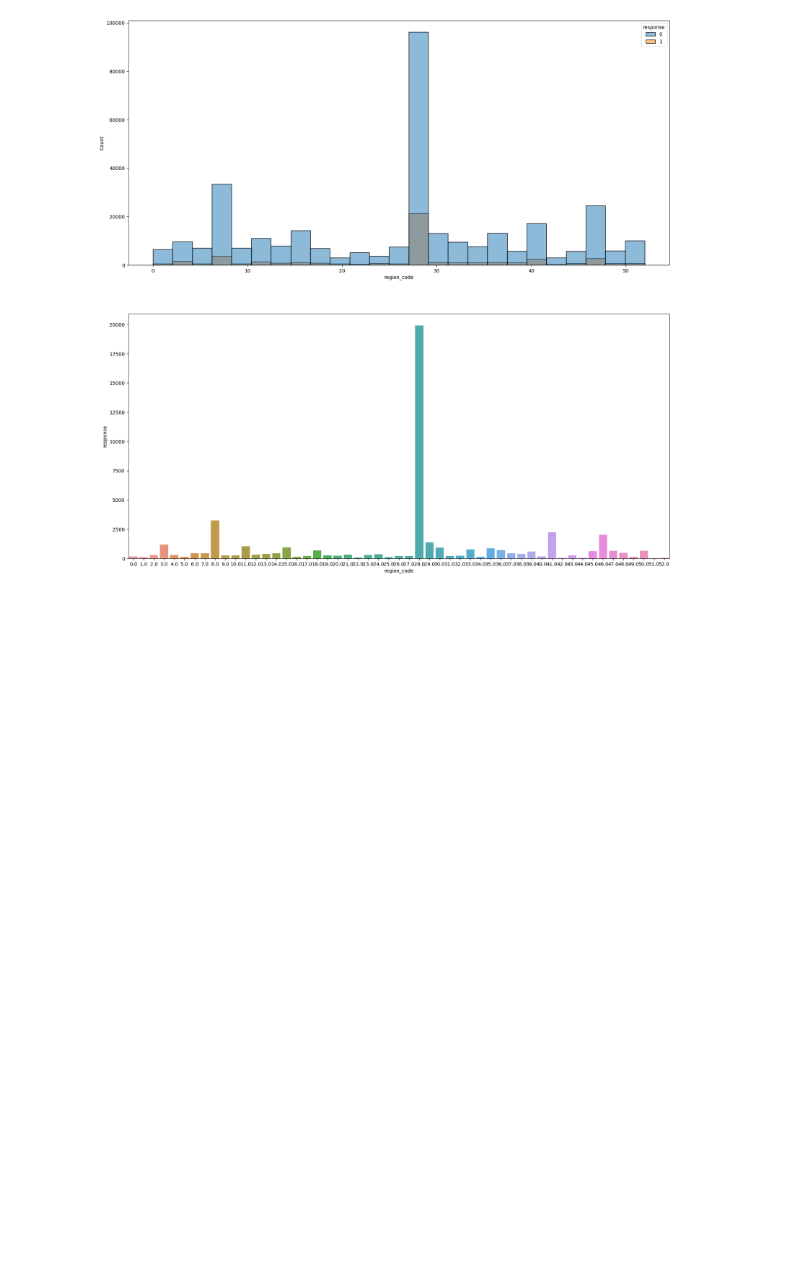
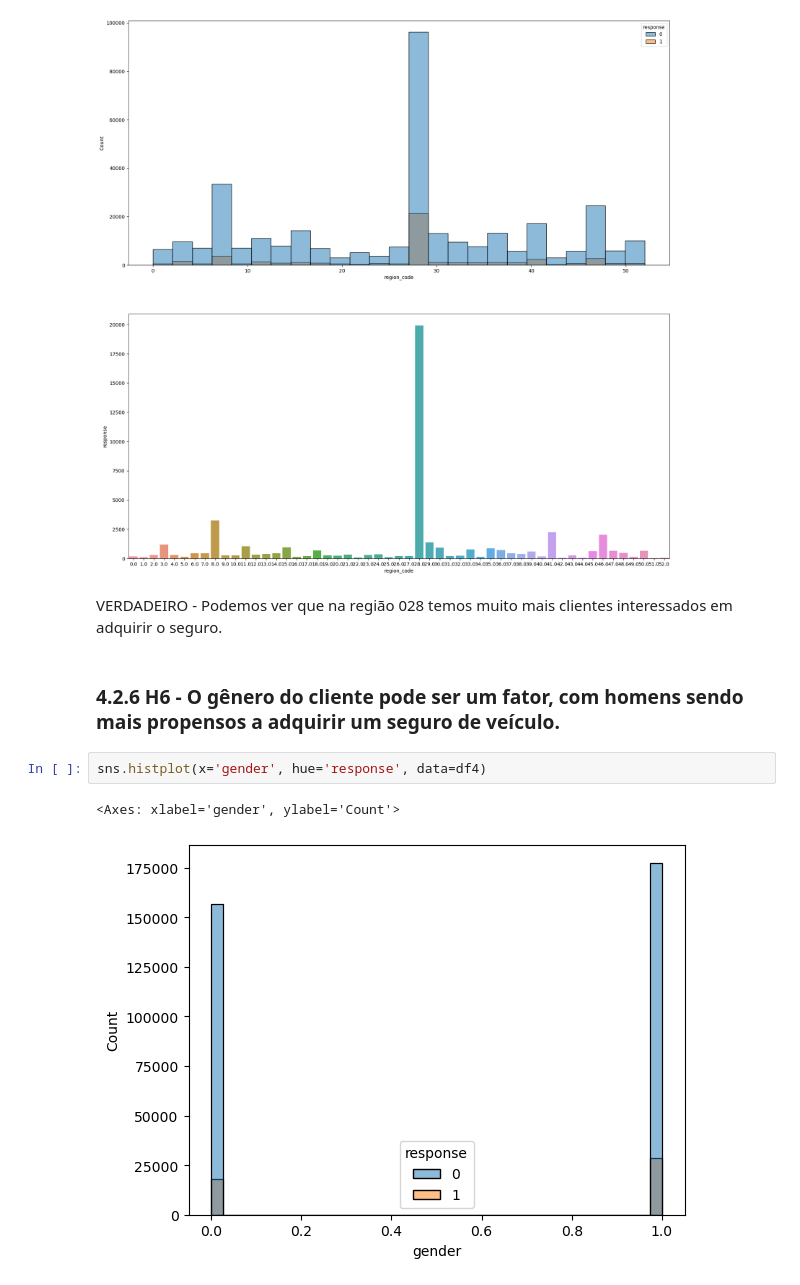
Before and after one commit to EDJR94/pa004_health_insurance, a Jupyter notebook: notebooks/pa004_v1_health_insurance_2.ipynb, the cells around one changed output. Cells and saved outputs as stored; diff of their text form; blank space fills up the shorter version.

Commit message:
Finished hypothesis and start Data Encoding

```diff
--- a/notebooks/pa004_v1_health_insurance_2.ipynb
+++ b/notebooks/pa004_v1_health_insurance_2.ipynb
@@ -290,3 +304,12 @@ sns.barplot(x='region_code', y='response', data=aux)
 # %% [output]
 <Axes: xlabel='region_code', ylabel='response'>
 [figure]
+# %% [markdown]
+VERDADEIRO - Podemos ver que na região 028 temos muito mais clientes interessados em adquirir o seguro.
+# %% [markdown]
+### 4.2.6 H6 - O gênero do cliente pode ser um fator, com homens sendo mais propensos a adquirir um seguro de veículo.
+# %%
+sns.histplot(x='gender', hue='response', data=df4)
+# %% [output]
+<Axes: xlabel='gender', ylabel='Count'>
+[figure, added]
```
Also changed, not shown: parts of 33 cells of this notebook, 2 other files.
